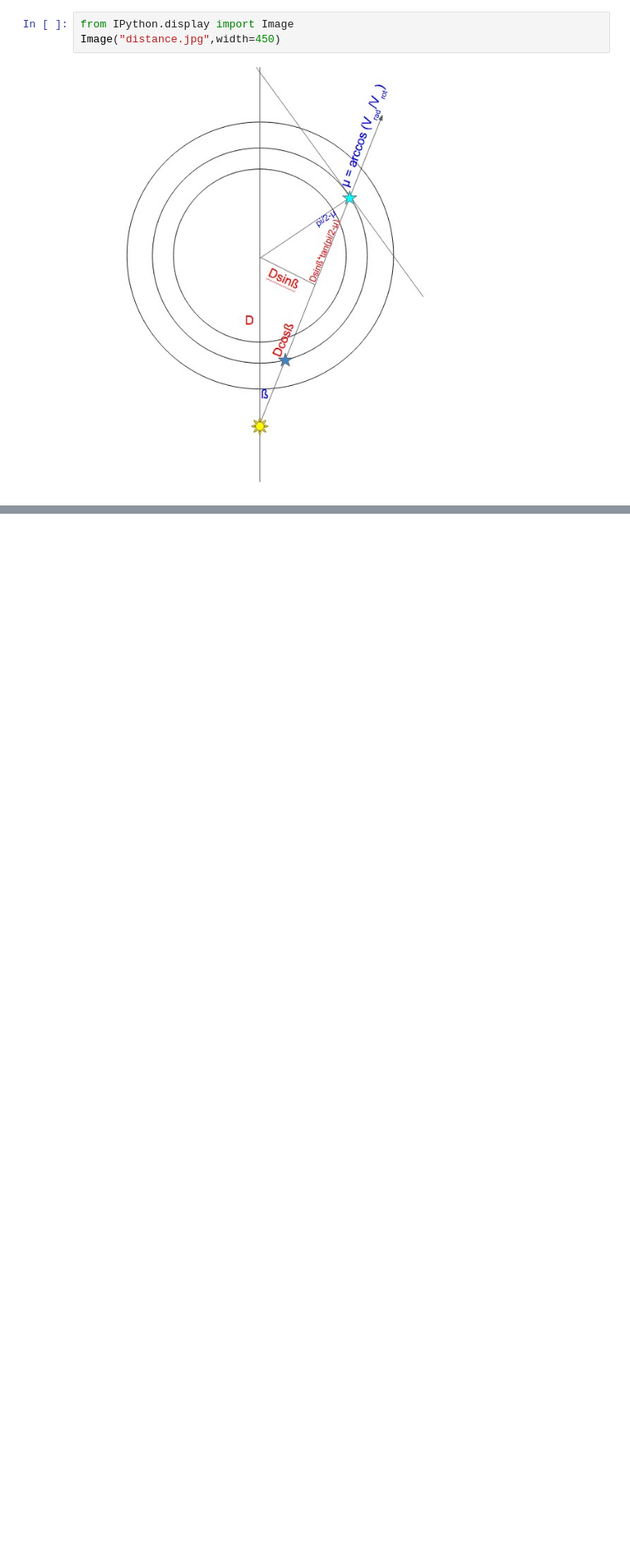
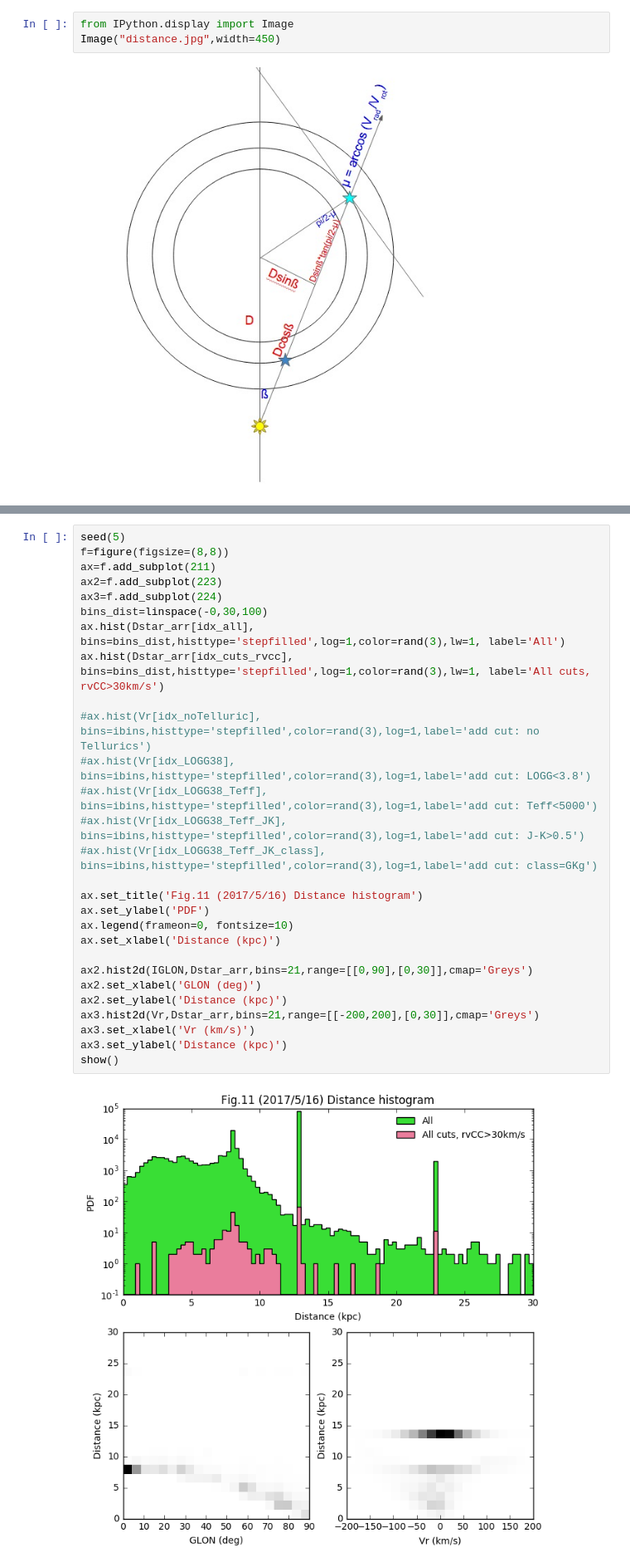
Before and after one commit to liuxx479/MW-BHs, a Jupyter notebook: plot-BHstars.ipynb, the cells around one changed output, grey strips where cells are left out. Shown at 83% size. Drawn from its saved outputs; the diff is of its cells as text; blank space fills up the shorter version.

```diff
--- a/plot-BHstars.ipynb
+++ b/plot-BHstars.ipynb
@@ -307,0 +355,30 @@ Image("distance.jpg",width=450)
+# %%
+seed(5)
+f=figure(figsize=(8,8))
+ax=f.add_subplot(211)
+ax2=f.add_subplot(223)
+ax3=f.add_subplot(224)
+bins_dist=linspace(-0,30,100)
+ax.hist(Dstar_arr[idx_all], bins=bins_dist,histtype='stepfilled',log=1,color=rand(3),lw=1, label='All')
+ax.hist(Dstar_arr[idx_cuts_rvcc], bins=bins_dist,histtype='stepfilled',log=1,color=rand(3),lw=1, label='All cuts, rvCC>30km/s')
+
+#ax.hist(Vr[idx_noTelluric], bins=ibins,histtype='stepfilled',color=rand(3),log=1,label='add cut: no Tellurics')
+#ax.hist(Vr[idx_LOGG38], bins=ibins,histtype='stepfilled',color=rand(3),log=1,label='add cut: LOGG<3.8')
+#ax.hist(Vr[idx_LOGG38_Teff], bins=ibins,histtype='stepfilled',color=rand(3),log=1,label='add cut: Teff<5000')
+#ax.hist(Vr[idx_LOGG38_Teff_JK], bins=ibins,histtype='stepfilled',color=rand(3),log=1,label='add cut: J-K>0.5')
+#ax.hist(Vr[idx_LOGG38_Teff_JK_class], bins=ibins,histtype='stepfilled',color=rand(3),log=1,label='add cut: class=GKg')
+
+ax.set_title('Fig.11 (2017/5/16) Distance histogram')
+ax.set_ylabel('PDF')
+ax.legend(frameon=0, fontsize=10)
+ax.set_xlabel('Distance (kpc)')
+
+ax2.hist2d(IGLON,Dstar_arr,bins=21,range=[[0,90],[0,30]],cmap='Greys')
+ax2.set_xlabel('GLON (deg)')
+ax2.set_ylabel('Distance (kpc)')
+ax3.hist2d(Vr,Dstar_arr,bins=21,range=[[-200,200],[0,30]],cmap='Greys')
+ax3.set_xlabel('Vr (km/s)')
+ax3.set_ylabel('Distance (kpc)')
+show()
+# %% [output]
+[figure, added]
```
Also changed, not shown: parts of 3 cells of this notebook.
